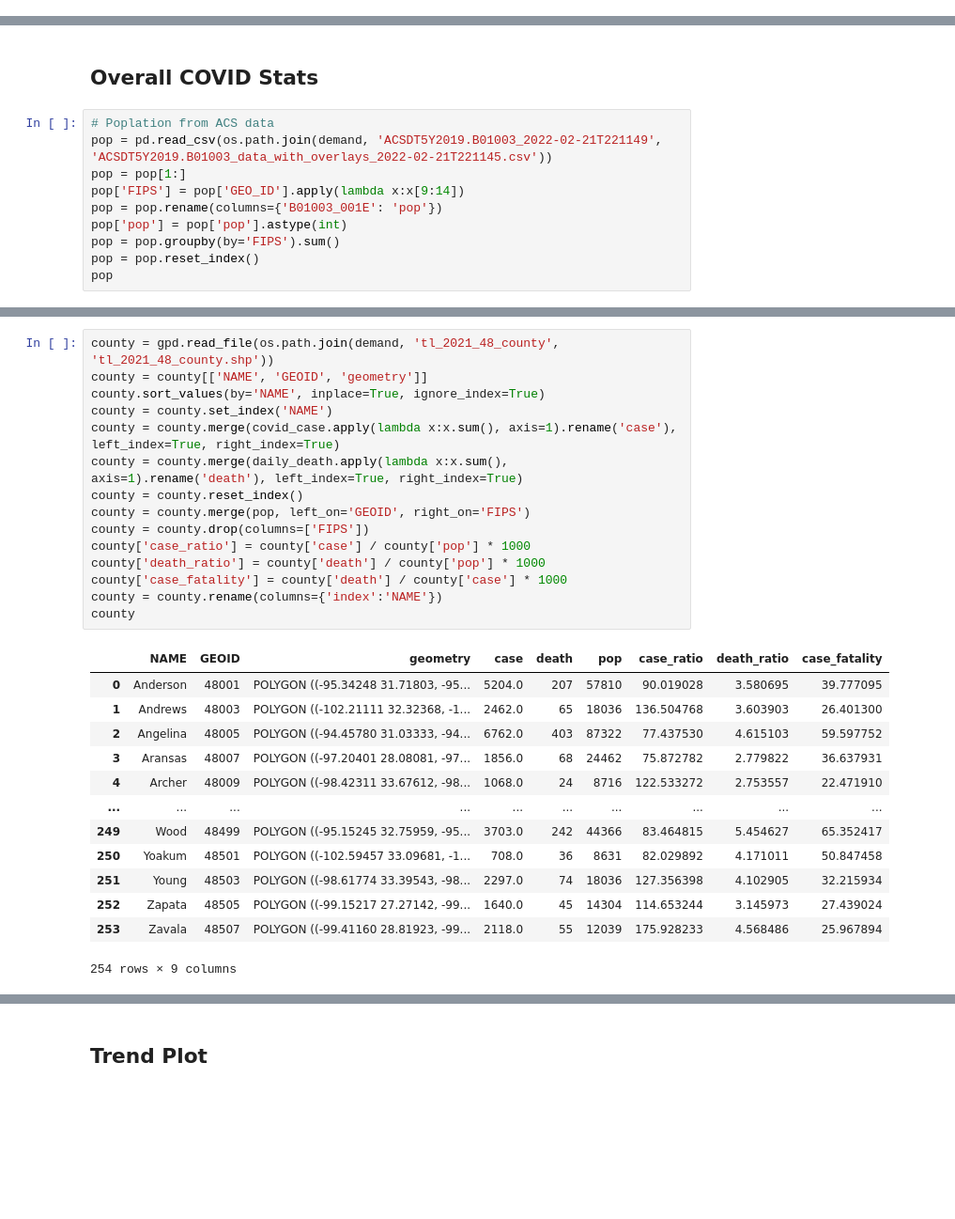
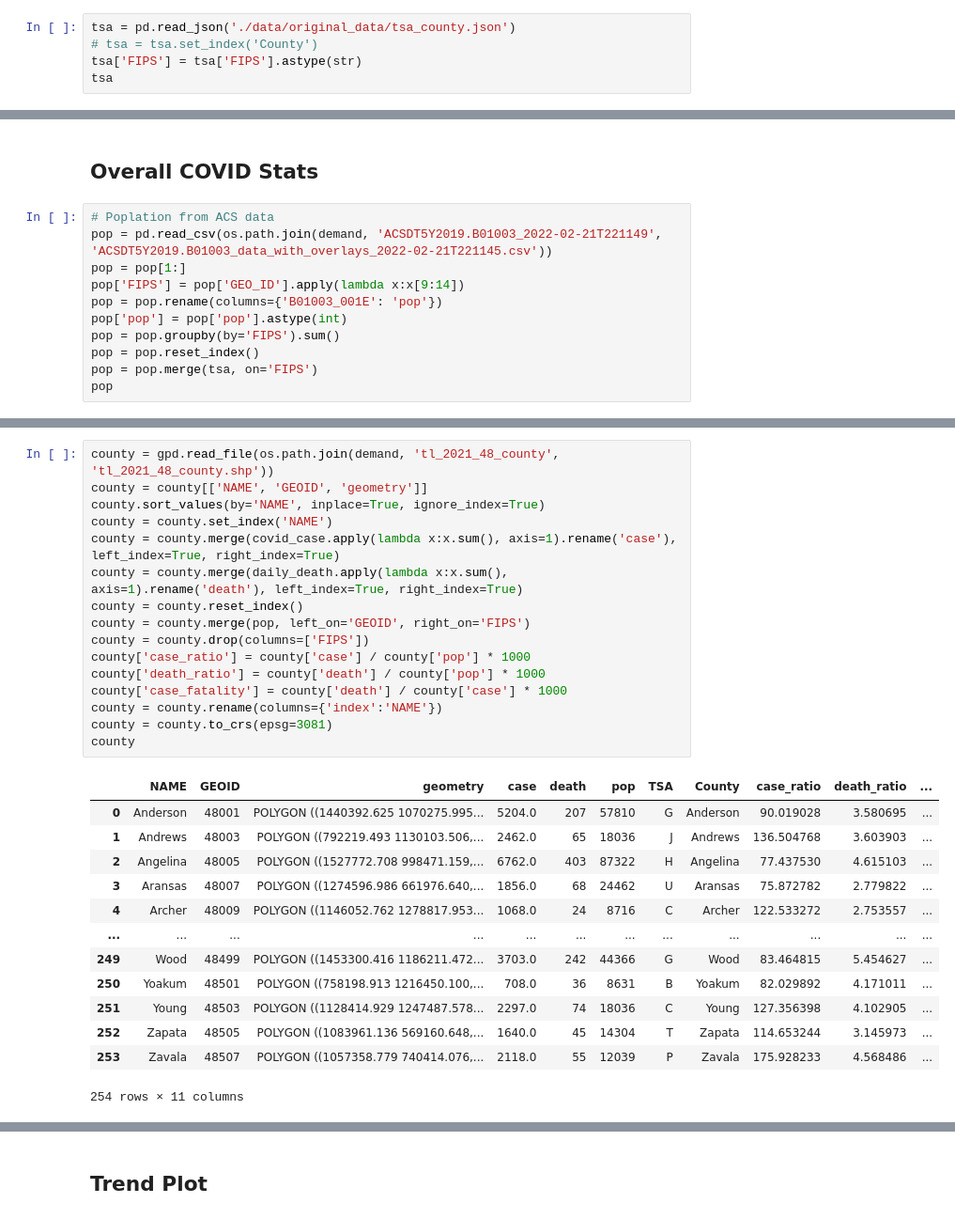
Before and after one commit to cybergis/ST_ICU_Access, a Jupyter notebook: plots.ipynb, the cells around one changed output, grey strips where cells are left out. Shown at 94% size. Cells and saved outputs as stored; diff of their text form; blank space fills up the shorter version.

```diff
--- a/plots.ipynb
+++ b/plots.ipynb
@@ -83,3 +106,8 @@ focus_date_dict['12/31/2021'] = ['12/28/2021', '12/29/2021', '12/30/2021', '12/3
 # # focus_date_dict
 # %% [markdown]
 ## COVID Case and Death
+# %%
+tsa = pd.read_json('./data/original_data/tsa_county.json')
+# tsa = tsa.set_index('County')
+tsa['FIPS'] = tsa['FIPS'].astype(str)
+tsa
@@ -169,5 +211,6 @@ pop = pop.rename(columns={'B01003_001E': 'pop'})
 pop['pop'] = pop['pop'].astype(int)
 pop = pop.groupby(by='FIPS').sum()
 pop = pop.reset_index()
+pop = pop.merge(tsa, on='FIPS')
 pop
 # %% [output]
@@ -187,29 +230,30 @@ pop
 # %%
 county = gpd.read_file(os.path.join(demand, 'tl_2021_48_county', 'tl_2021_48_county.shp'))
 county = county[['NAME', 'GEOID', 'geometry']]
 county.sort_values(by='NAME', inplace=True, ignore_index=True)
 county = county.set_index('NAME')
 county = county.merge(covid_case.apply(lambda x:x.sum(), axis=1).rename('case'), left_index=True, right_index=True)
 county = county.merge(daily_death.apply(lambda x:x.sum(), axis=1).rename('death'), left_index=True, right_index=True)
 county = county.reset_index()
 county = county.merge(pop, left_on='GEOID', right_on='FIPS')
 county = county.drop(columns=['FIPS'])
 county['case_ratio'] = county['case'] / county['pop'] * 1000
 county['death_ratio'] = county['death'] / county['pop'] * 1000
 county['case_fatality'] = county['death'] / county['case'] * 1000
 county = county.rename(columns={'index':'NAME'})
+county = county.to_crs(epsg=3081)
 county
 # %% [output]
-|  | NAME | GEOID | geometry | case | death | pop | case_ratio | death_ratio | case_fatality |
-| 0 | Anderson | 48001 | POLYGON ((-95.34248 31.71803, -95... | 5204.0 | 207 | 57810 | 90.019028 | 3.580695 | 39.777095 |
-| 1 | Andrews | 48003 | POLYGON ((-102.21111 32.32368, -1... | 2462.0 | 65 | 18036 | 136.504768 | 3.603903 | 26.401300 |
-| 2 | Angelina | 48005 | POLYGON ((-94.45780 31.03333, -94... | 6762.0 | 403 | 87322 | 77.437530 | 4.615103 | 59.597752 |
-| 3 | Aransas | 48007 | POLYGON ((-97.20401 28.08081, -97... | 1856.0 | 68 | 24462 | 75.872782 | 2.779822 | 36.637931 |
-| 4 | Archer | 48009 | POLYGON ((-98.42311 33.67612, -98... | 1068.0 | 24 | 8716 | 122.533272 | 2.753557 | 22.471910 |
-| ... | ... | ... | ... | ... | ... | ... | ... | ... | ... |
-| 249 | Wood | 48499 | POLYGON ((-95.15245 32.75959, -95... | 3703.0 | 242 | 44366 | 83.464815 | 5.454627 | 65.352417 |
-| 250 | Yoakum | 48501 | POLYGON ((-102.59457 33.09681, -1... | 708.0 | 36 | 8631 | 82.029892 | 4.171011 | 50.847458 |
-| 251 | Young | 48503 | POLYGON ((-98.61774 33.39543, -98... | 2297.0 | 74 | 18036 | 127.356398 | 4.102905 | 32.215934 |
-| 252 | Zapata | 48505 | POLYGON ((-99.15217 27.27142, -99... | 1640.0 | 45 | 14304 | 114.653244 | 3.145973 | 27.439024 |
-| 253 | Zavala | 48507 | POLYGON ((-99.41160 28.81923, -99... | 2118.0 | 55 | 12039 | 175.928233 | 4.568486 | 25.967894 |
+|  | NAME | GEOID | geometry | case | death | pop | TSA | County | case_ratio | death_ratio | ... |
+| 0 | Anderson | 48001 | POLYGON ((1440392.625 1070275.995... | 5204.0 | 207 | 57810 | G | Anderson | 90.019028 | 3.580695 | ... |
+| 1 | Andrews | 48003 | POLYGON ((792219.493 1130103.506,... | 2462.0 | 65 | 18036 | J | Andrews | 136.504768 | 3.603903 | ... |
+| 2 | Angelina | 48005 | POLYGON ((1527772.708 998471.159,... | 6762.0 | 403 | 87322 | H | Angelina | 77.437530 | 4.615103 | ... |
+| 3 | Aransas | 48007 | POLYGON ((1274596.986 661976.640,... | 1856.0 | 68 | 24462 | U | Aransas | 75.872782 | 2.779822 | ... |
+| 4 | Archer | 48009 | POLYGON ((1146052.762 1278817.953... | 1068.0 | 24 | 8716 | C | Archer | 122.533272 | 2.753557 | ... |
+| ... | ... | ... | ... | ... | ... | ... | ... | ... | ... | ... | ... |
+| 249 | Wood | 48499 | POLYGON ((1453300.416 1186211.472... | 3703.0 | 242 | 44366 | G | Wood | 83.464815 | 5.454627 | ... |
+| 250 | Yoakum | 48501 | POLYGON ((758198.913 1216450.100,... | 708.0 | 36 | 8631 | B | Yoakum | 82.029892 | 4.171011 | ... |
+| 251 | Young | 48503 | POLYGON ((1128414.929 1247487.578... | 2297.0 | 74 | 18036 | C | Young | 127.356398 | 4.102905 | ... |
+| 252 | Zapata | 48505 | POLYGON ((1083961.136 569160.648,... | 1640.0 | 45 | 14304 | T | Zapata | 114.653244 | 3.145973 | ... |
+| 253 | Zavala | 48507 | POLYGON ((1057358.779 740414.076,... | 2118.0 | 55 | 12039 | P | Zavala | 175.928233 | 4.568486 | ... |
-254 rows × 9 columns
+254 rows × 11 columns
```
Also changed, not shown: parts of 44 cells of this notebook, 2 other files.
